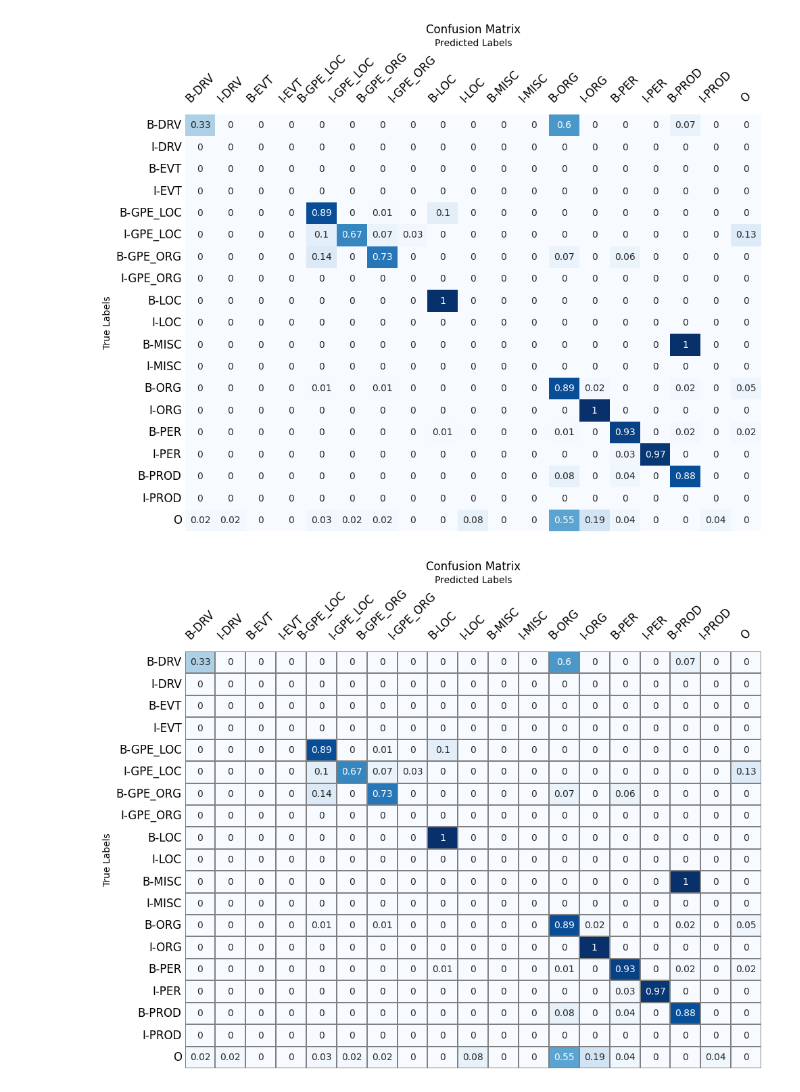
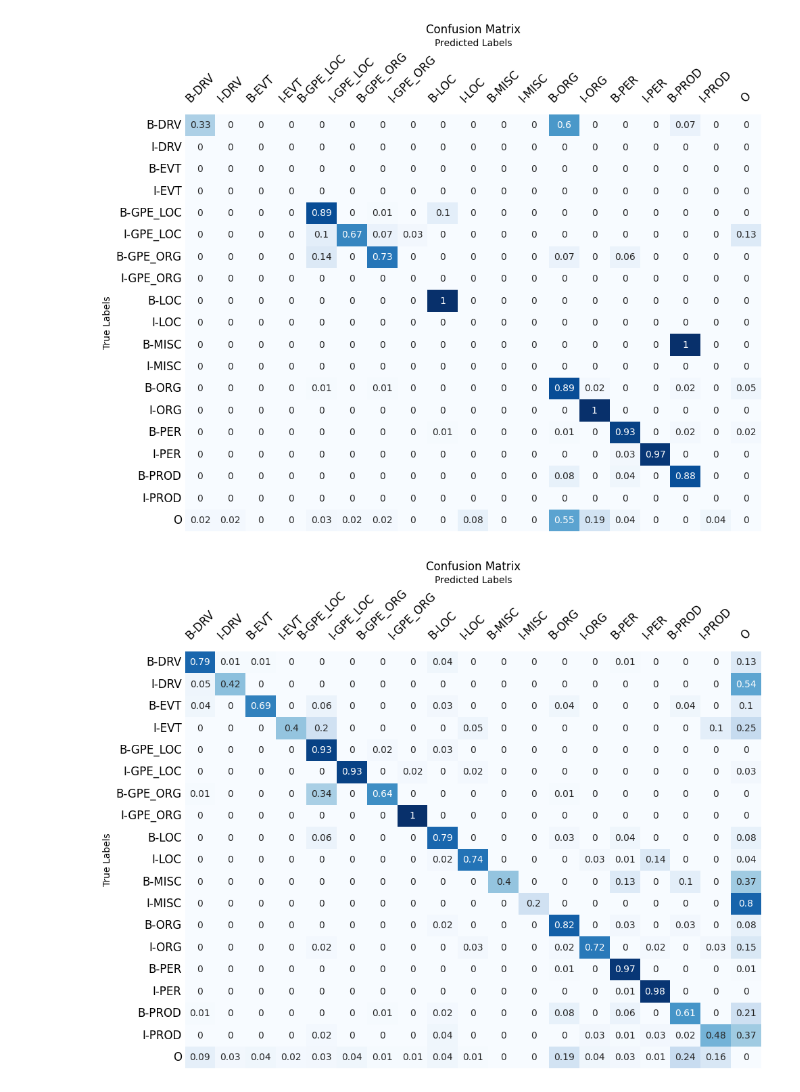
Before and after one commit to sfimediafutures/MA_Peter-R-ysland-Aarnes, a Jupyter notebook: Results/Scripts/Figures and visuals/Confusion matrix figures norne.ipynb, the cells around one changed output. Drawn from its saved outputs; the diff is of its cells as text; code cells hidden in the pictures.

```diff
--- a/Results/Scripts/Figures and visuals/Confusion matrix figures norne.ipynb
+++ b/Results/Scripts/Figures and visuals/Confusion matrix figures norne.ipynb
@@ -4,9 +4,10 @@ import pandas as pd
 import numpy as np
 import matplotlib.pyplot as plt
 # %%
-file = "/Users/aarnes/Documents/GitHub/MA_Peter-R-ysland-Aarnes/Results/nbailab-base-ner-scandi/avg all labels scandi.csv"
+norne_not_normal = "/Users/aarnes/Documents/GitHub/MA_Peter-R-ysland-Aarnes/Results/nbailab-base-ner-scandi/avg all labels scandi.csv"
 file2 = "/Users/aarnes/Documents/GitHub/MA_Peter-R-ysland-Aarnes/Results/nb-bert-base/NB-BERT confusion matrix NPSC sample.csv"
 file3 = "/Users/aarnes/Documents/GitHub/MA_Peter-R-ysland-Aarnes/Results/nb-bert-base/normalisert_nb_bert_matrix_sample.csv"
+norne_normalised = "/Users/aarnes/Documents/GitHub/MA_Peter-R-ysland-Aarnes/Results/nbailab-base-ner-scandi/norne_normalized_matrix.csv"
 # %%
 df=pd.read_csv(file)
 # %%
@@ -124,30 +125,30 @@ plt.show()
 # %%
 
 
-""" SAMPLE NORMALIZED """
+""" NORNE normalized """
 
 
 # create a heatmap of the DataFrame
-df = pd.read_csv(file3, index_col=0)
+norne_normalised = pd.read_csv(norne_normalised, index_col=0)
 
 fig, ax = plt.subplots(figsize=(11, 8))
-sns.heatmap(df, cmap="Blues", annot=True, linewidths=.009, linecolor='grey', ax=ax, cbar=False)
-
+sns.heatmap(norne_normalised, cmap="Blues", annot=True, ax=ax, cbar=False)
 
 # set the axis labels and title
 ax.set_xlabel('Predicted Labels')
 ax.set_ylabel('True Labels')
 ax.set_title('Confusion Matrix')
 
 # move the x-axis labels to the top
 ax.xaxis.tick_top()
 ax.xaxis.set_label_position('top')
 
 # modify the tick labels
 ax.tick_params(axis='both', which='both', length=0, labelsize=12)
 ax.tick_params(axis='x', which='major', pad=10, labelrotation=45)
 
 # show the plot
+
 plt.show()
 # %% [output]
-[figure, old version]
+[figure, new version]
```
Also changed, not shown: parts of 1 cell of this notebook, 3 other files.
